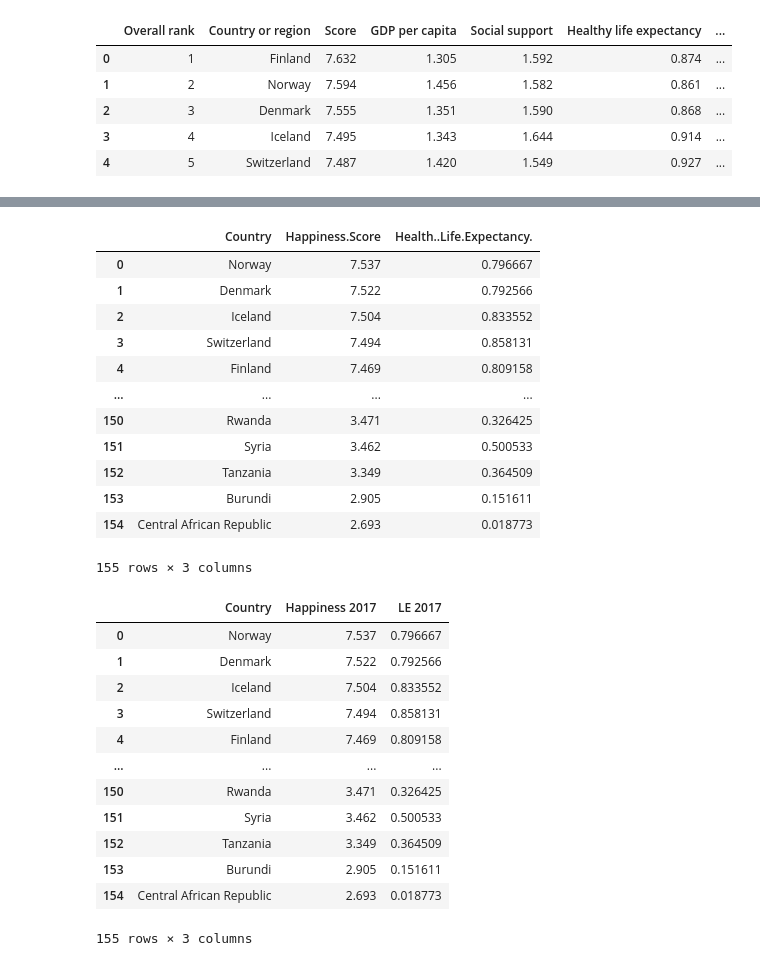
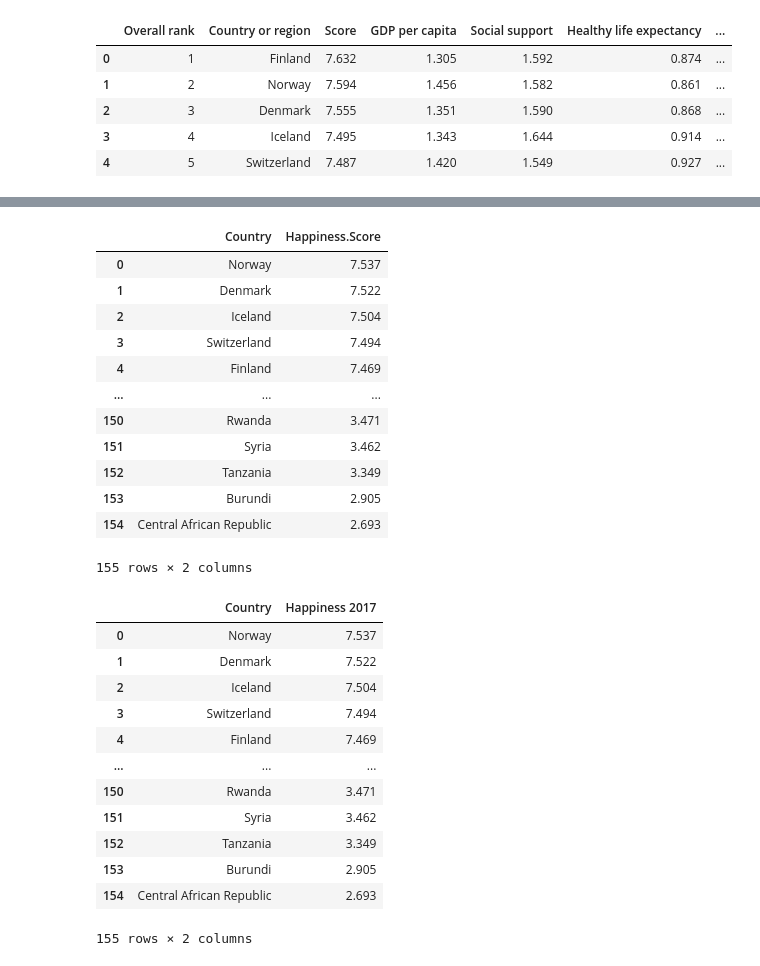
Before and after one commit to thn22/Dedupeanalytics, a Jupyter notebook: Dedupeanalytics.ipynb, the cells around one changed output, grey strips where cells are left out. Saved outputs shown, nothing was run; the diff lists cells and outputs as text; code cells hidden in the pictures.

```diff
--- a/Dedupeanalytics.ipynb
+++ b/Dedupeanalytics.ipynb
@@ -135,41 +198,41 @@ H17_data_df.head()
 # %%
 H17_data_cleaned = H17_data_df.drop(columns = ['Whisker.high' , 'Whisker.low' , 'Economy..GDP.per.Capita.' ,
                                                'Family' , 'Freedom' , 'Generosity' , 'Trust..Government.Corruption.' ,
-                                               'Dystopia.Residual' , 'Happiness.Rank' ])
+                                               'Dystopia.Residual' , 'Happiness.Rank' , 'Health..Life.Expectancy.' ])
 H17_data_cleaned
 # %% [output]
-|  | Country | Happiness.Score | Health..Life.Expectancy. |
-| 0 | Norway | 7.537 | 0.796667 |
-| 1 | Denmark | 7.522 | 0.792566 |
-| 2 | Iceland | 7.504 | 0.833552 |
-| 3 | Switzerland | 7.494 | 0.858131 |
-| 4 | Finland | 7.469 | 0.809158 |
-| ... | ... | ... | ... |
-| 150 | Rwanda | 3.471 | 0.326425 |
-| 151 | Syria | 3.462 | 0.500533 |
-| 152 | Tanzania | 3.349 | 0.364509 |
-| 153 | Burundi | 2.905 | 0.151611 |
-| 154 | Central African Republic | 2.693 | 0.018773 |
+|  | Country | Happiness.Score |
+| 0 | Norway | 7.537 |
+| 1 | Denmark | 7.522 |
+| 2 | Iceland | 7.504 |
+| 3 | Switzerland | 7.494 |
+| 4 | Finland | 7.469 |
+| ... | ... | ... |
+| 150 | Rwanda | 3.471 |
+| 151 | Syria | 3.462 |
+| 152 | Tanzania | 3.349 |
+| 153 | Burundi | 2.905 |
+| 154 | Central African Republic | 2.693 |
-155 rows × 3 columns
+155 rows × 2 columns
 # %%
 H17_data_cleaned_df = H17_data_cleaned.rename(columns = {'Happiness.Score': 'Happiness 2017',
                                                          'Health..Life.Expectancy.': 'LE 2017'})
 
 H17_data_cleaned_df
 # %% [output]
-|  | Country | Happiness 2017 | LE 2017 |
-| 0 | Norway | 7.537 | 0.796667 |
-| 1 | Denmark | 7.522 | 0.792566 |
-| 2 | Iceland | 7.504 | 0.833552 |
-| 3 | Switzerland | 7.494 | 0.858131 |
-| 4 | Finland | 7.469 | 0.809158 |
-| ... | ... | ... | ... |
-| 150 | Rwanda | 3.471 | 0.326425 |
-| 151 | Syria | 3.462 | 0.500533 |
-| 152 | Tanzania | 3.349 | 0.364509 |
-| 153 | Burundi | 2.905 | 0.151611 |
-| 154 | Central African Republic | 2.693 | 0.018773 |
+|  | Country | Happiness 2017 |
+| 0 | Norway | 7.537 |
+| 1 | Denmark | 7.522 |
+| 2 | Iceland | 7.504 |
+| 3 | Switzerland | 7.494 |
+| 4 | Finland | 7.469 |
+| ... | ... | ... |
+| 150 | Rwanda | 3.471 |
+| 151 | Syria | 3.462 |
+| 152 | Tanzania | 3.349 |
+| 153 | Burundi | 2.905 |
+| 154 | Central African Republic | 2.693 |
-155 rows × 3 columns
+155 rows × 2 columns
 # %%
 csv_file = "resources/2016.csv"
 H16_data_df = pd.read_csv(csv_file)
```
Also changed, not shown: parts of 14 cells of this notebook, 1 other file.
